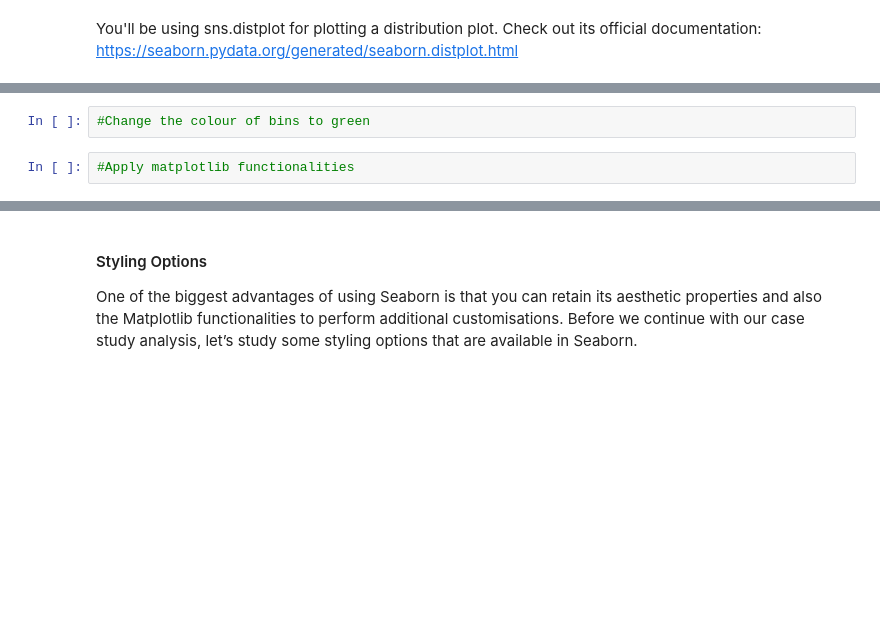
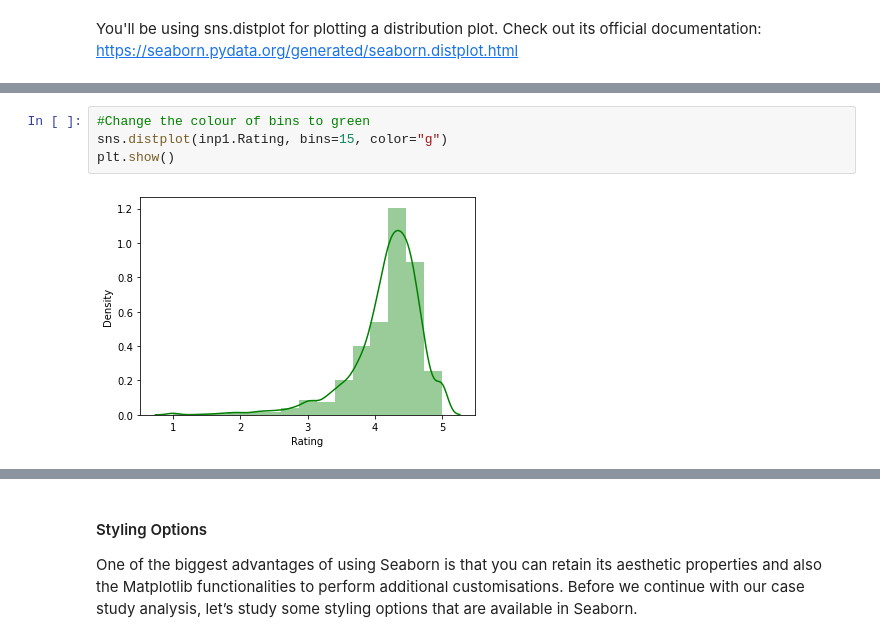
Before and after one commit to teerapat1739/multipurpose-jupyter-notebook, a Jupyter notebook: notebooks/Data Visualisation in Python - Case Study.ipynb, the cells around one changed output, grey strips where cells are left out. Drawn from its saved outputs; the diff is of its cells as text; blank space fills up the shorter version.

```diff
--- a/notebooks/Data Visualisation in Python - Case Study.ipynb
+++ b/notebooks/Data Visualisation in Python - Case Study.ipynb
@@ -551,4 +564,6 @@ You'll be using sns.distplot for plotting a distribution plot. Check out its off
 # %%
 #Change the colour of bins to green
+sns.distplot(inp1.Rating, bins=15, color="g")
+plt.show()
+# %% [output]
+[figure, added]
-# %%
-#Apply matplotlib functionalities
```
Also changed, not shown: parts of 22 cells of this notebook.
